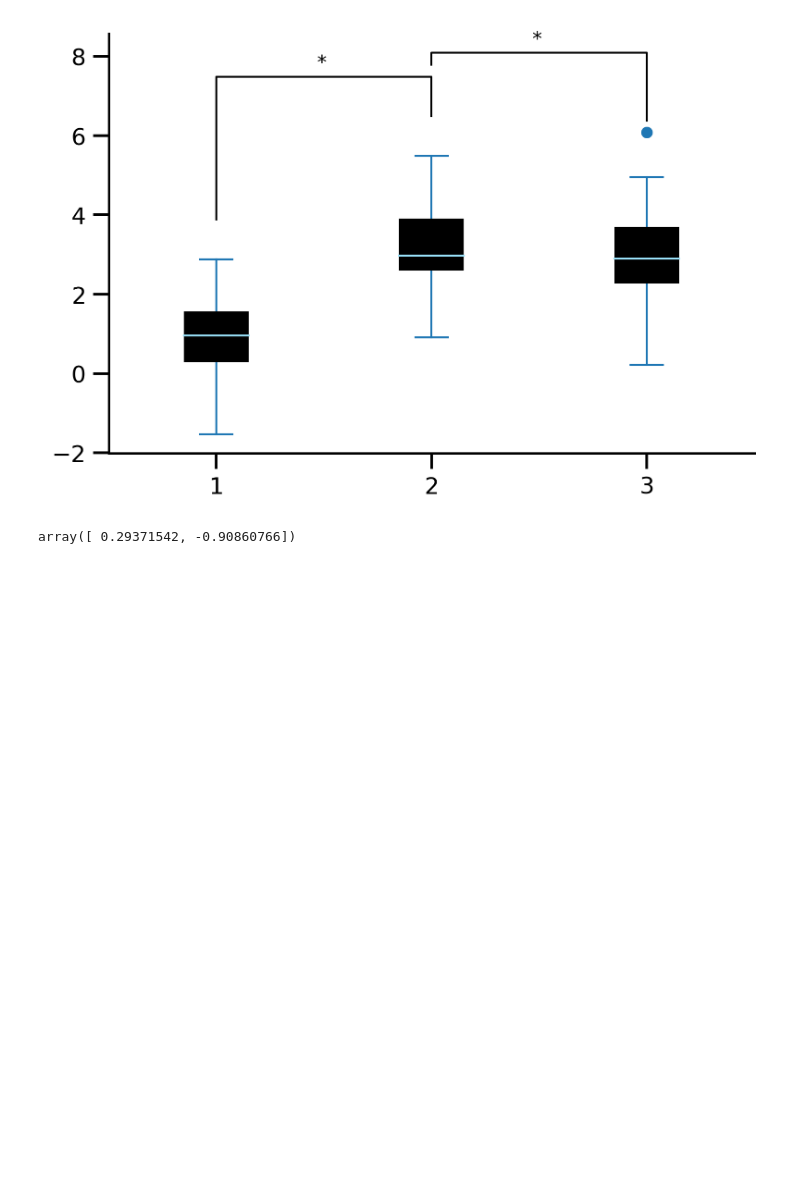
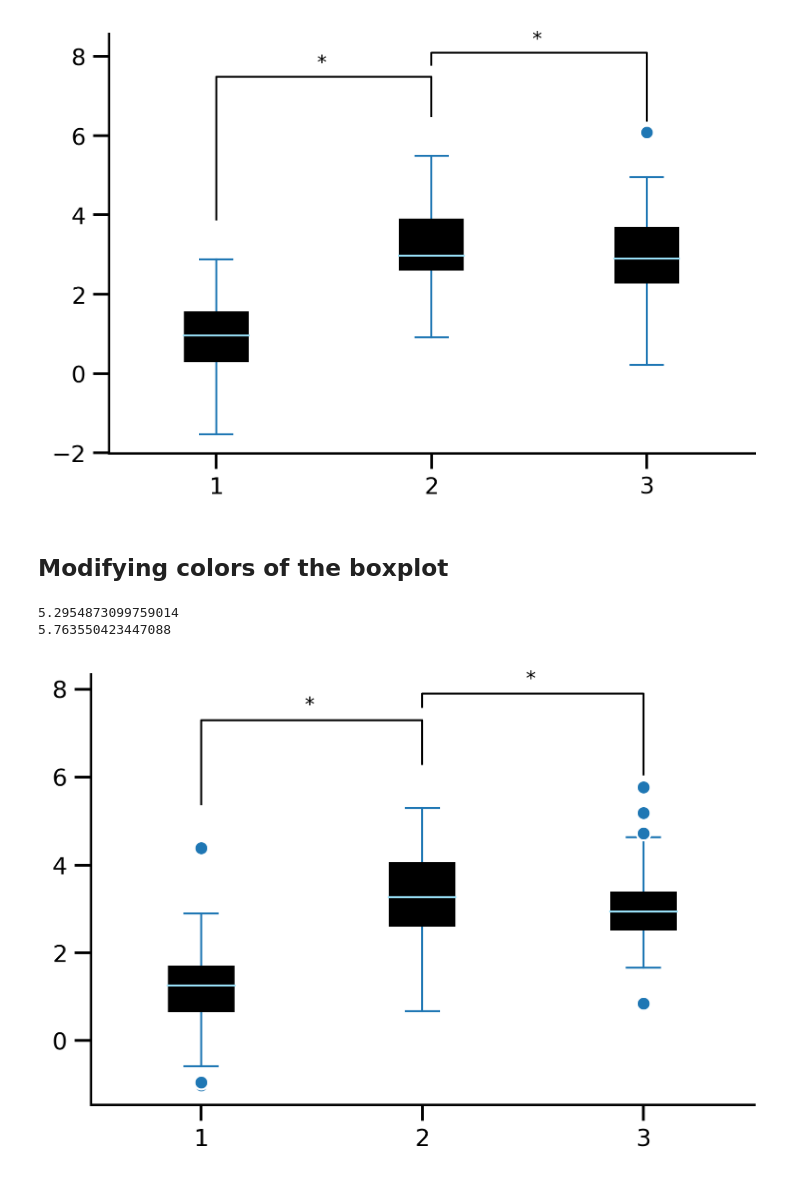
Before and after one commit to Timothysit/sciplotlib, a Jupyter notebook: notebooks/bars.ipynb, the cells around one changed output. Cells and saved outputs as stored; diff of their text form; code cells hidden in the pictures; blank space fills up the shorter version.

```diff
--- a/notebooks/bars.ipynb
+++ b/notebooks/bars.ipynb
@@ -129,4 +164,0 @@ children = ax.get_children()
-# %%
-children[0].get_ydata()
-# %% [output]
-array([ 0.29371542, -0.90860766])
@@ -136,0 +165,19 @@ def get_axis_artist_max():
+# %% [markdown]
+## Modifying colors of the boxplot
+# %%
+%autoreload
+group_a = np.random.normal(loc=1, size=50)
+group_b = np.random.normal(loc=3, size=50)
+group_c = np.random.normal(loc=3, size=50)
+with plt.style.context('/home/timsit/sciplotlib/sciplotlib/stylesheets/nature-reviews.mplstyle'):
+
+    fig, ax = plt.subplots()
+
+    ax.boxplot([group_a, group_b, group_c])
+
+    fig, ax = add_stat_annot(fig, ax, [1], [2], [None], [None], line_height=1)
+    fig, ax = add_stat_annot(fig, ax, [2], [3], [None], [None], line_height=0.3)
+# %% [output]
+5.2954873099759014
+5.763550423447088
+[figure, added]
```
Also changed, not shown: parts of 4 cells of this notebook, 2 other files.
